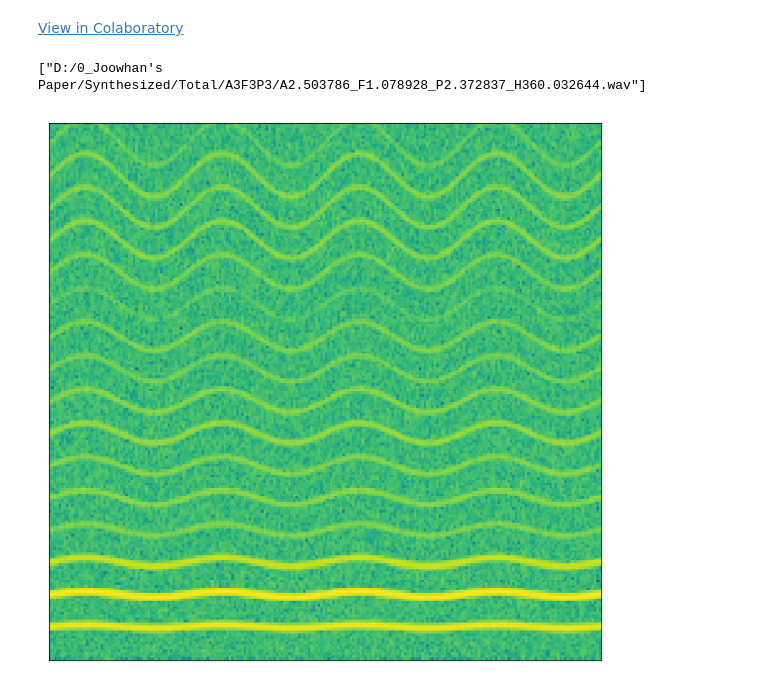
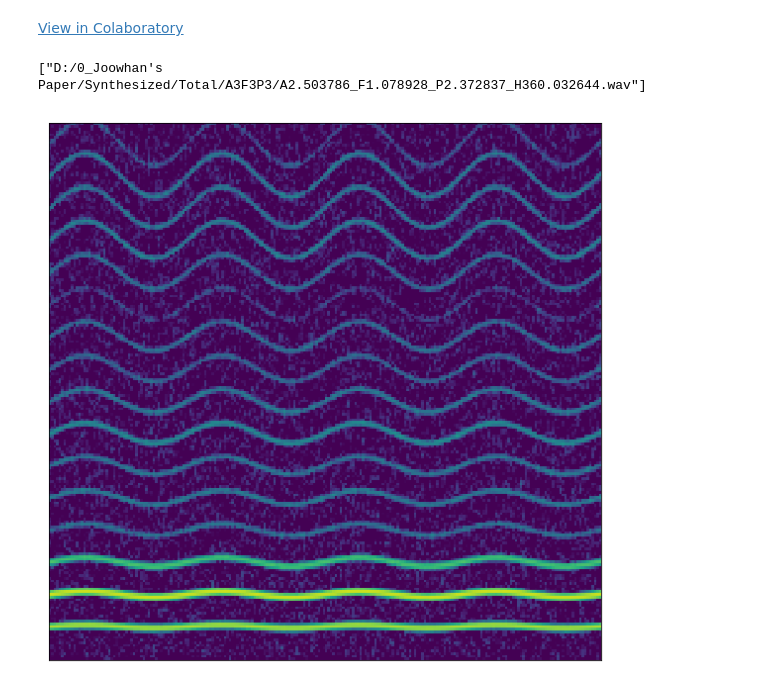
Before and after one commit to Joovvhan/Master-Thesis, a Jupyter notebook: src/PPT_Image_Maker.ipynb, the cells around one changed output. Drawn from its saved outputs; the diff is of its cells as text; code cells hidden in the pictures.

```diff
--- a/src/PPT_Image_Maker.ipynb
+++ b/src/PPT_Image_Maker.ipynb
@@ -3,28 +3,34 @@
 # %%
 import matplotlib.pyplot as plt
 import scipy.io.wavfile
 import numpy as np
 import glob
 import scipy.io.wavfile as wf
 
 x = glob.glob('''D:/0_Joowhan's Paper/Synthesized/Total/A3F3P3/A2.503786_F1.078928_P2.372837_H360.032644.wav''')
 print(x)
 
 nsc = 1470
 nov = nsc/2
 nff = nsc
 imgSize = 224
 
 fs, dataInt16 = wf.read('''D:\\0_Joowhan's Paper\\Synthesized\\Total\\A3F3P3\\A2.503786_F1.078928_P2.372837_H360.032644.wav''')
 dataFloat = dataInt16 / (2 ** 15)
 Pxx, _, _, _ = plt.specgram(dataFloat, NFFT=nff, Fs=fs, noverlap=nov, \
                                    window=np.hamming(nsc), cmap='viridis')
 fig = plt.gcf()
 fig.set_size_inches(10, 10)
 plt.gca().get_xaxis().set_visible(False)
 plt.gca().get_yaxis().set_visible(False)
 
-plt.ylim((0, 6000));
+# plt.colorbar()
+
+plt.clim((-80, -40))
+
+plt.ylim((0, 6000))
+
+plt.show()
 # %% [output]
 ["D:/0_Joowhan's Paper/Synthesized/Total/A3F3P3/A2.503786_F1.078928_P2.372837_H360.032644.wav"]
-[figure, old version]
+[figure, new version]
```
